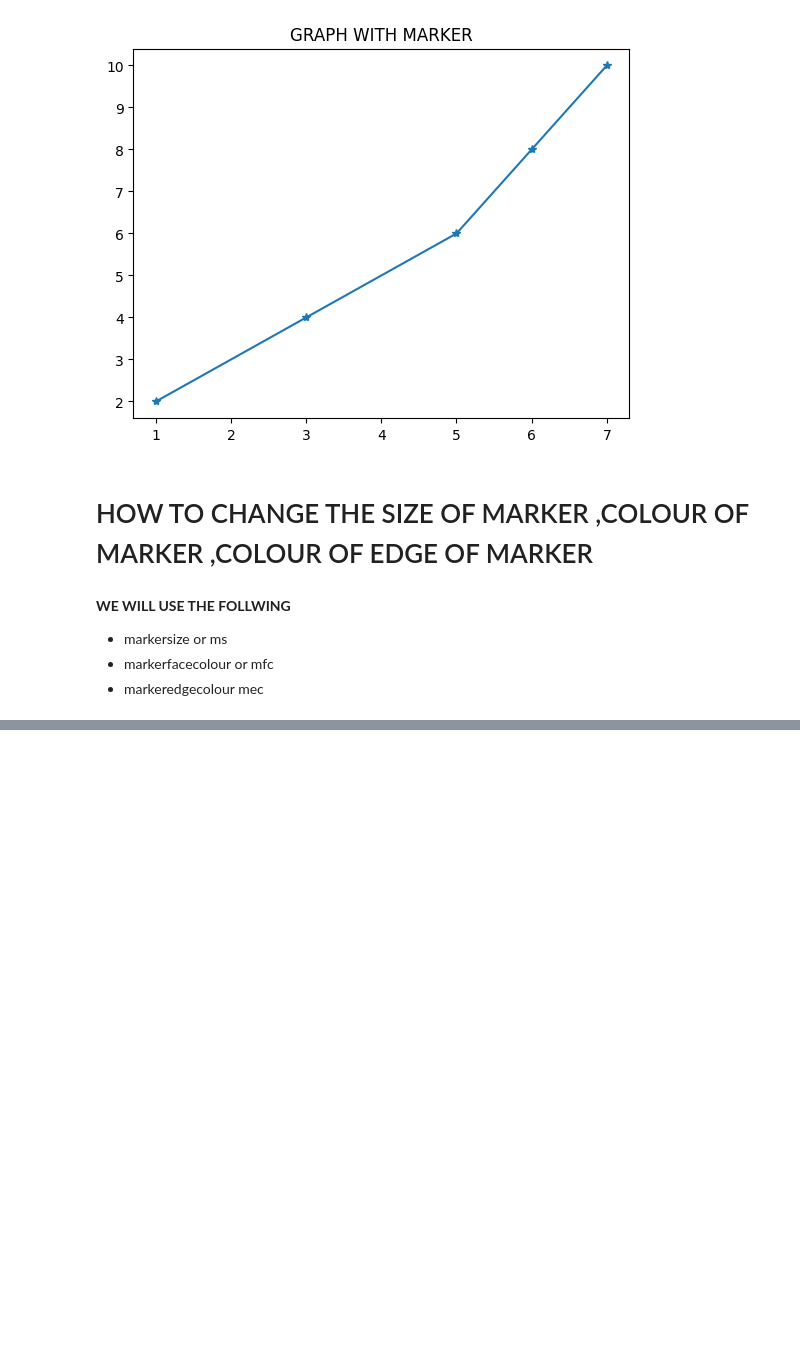
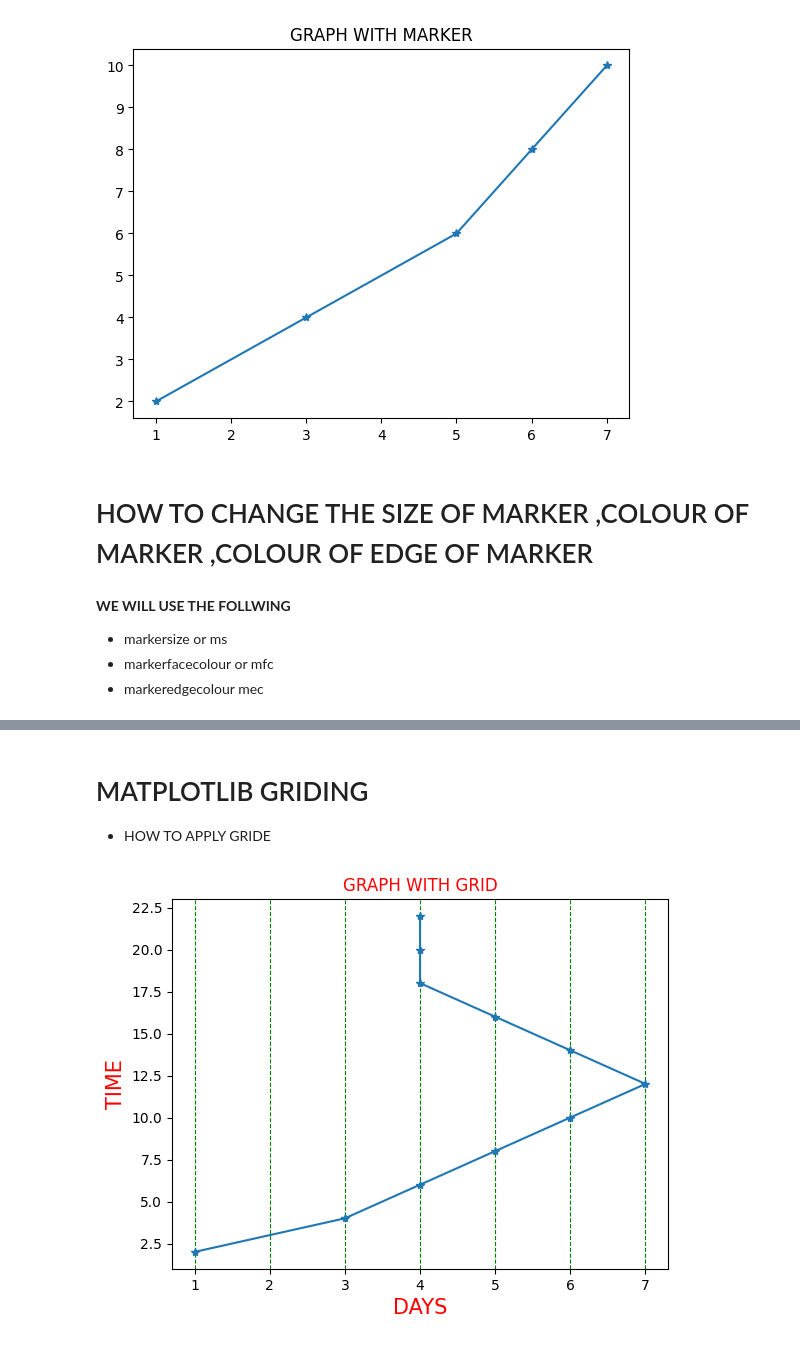
Before and after one commit to Abdal-AI/MATPLOTLIB, a Jupyter notebook: matplotlib.ipynb, the cells around one changed output, grey strips where cells are left out. Saved outputs shown, nothing was run; the diff lists cells and outputs as text; code cells hidden in the pictures; blank space fills up the shorter version.

```diff
--- a/matplotlib.ipynb
+++ b/matplotlib.ipynb
@@ -100,0 +145,19 @@ plt.show()
+# %% [markdown]
+# MATPLOTLIB GRIDING
+- HOW TO APPLY GRIDE
+# %%
+import pandas as pd
+import matplotlib.pyplot as plt
+import numpy as np
+x=np.array([1,3,4,5,6,7,6,5,4,4,4])
+y=np.array([2,4,6,8,10,12,14,16,18,20,22])
+plt.plot(x,y,marker='*')
+plt.ylabel("TIME",color='red',fontsize=15)
+plt.xlabel("DAYS",color='red',fontsize=15)
+plt.grid(color='green',linestyle='--')
+plt.grid(axis="y")
+
+plt.title("GRAPH WITH GRID",color='red')
+plt.show()
+# %% [output]
+[figure, added]
```
Also changed, not shown: parts of 5 cells of this notebook.
